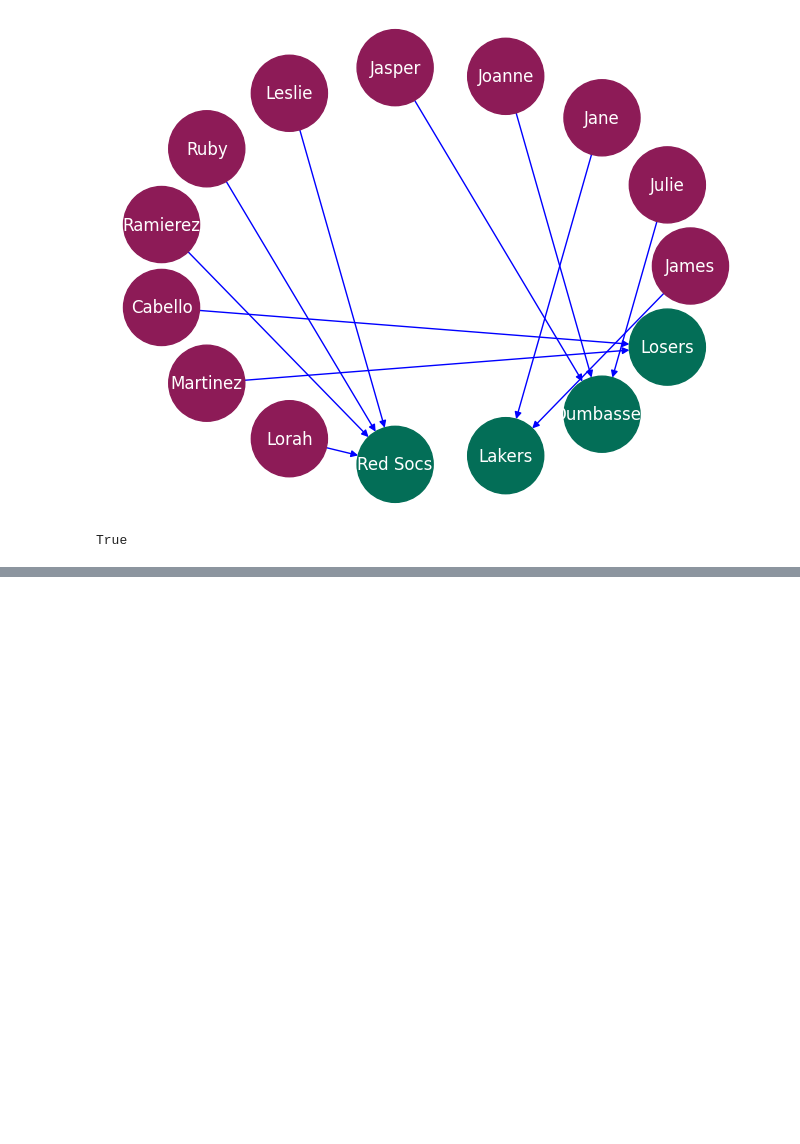
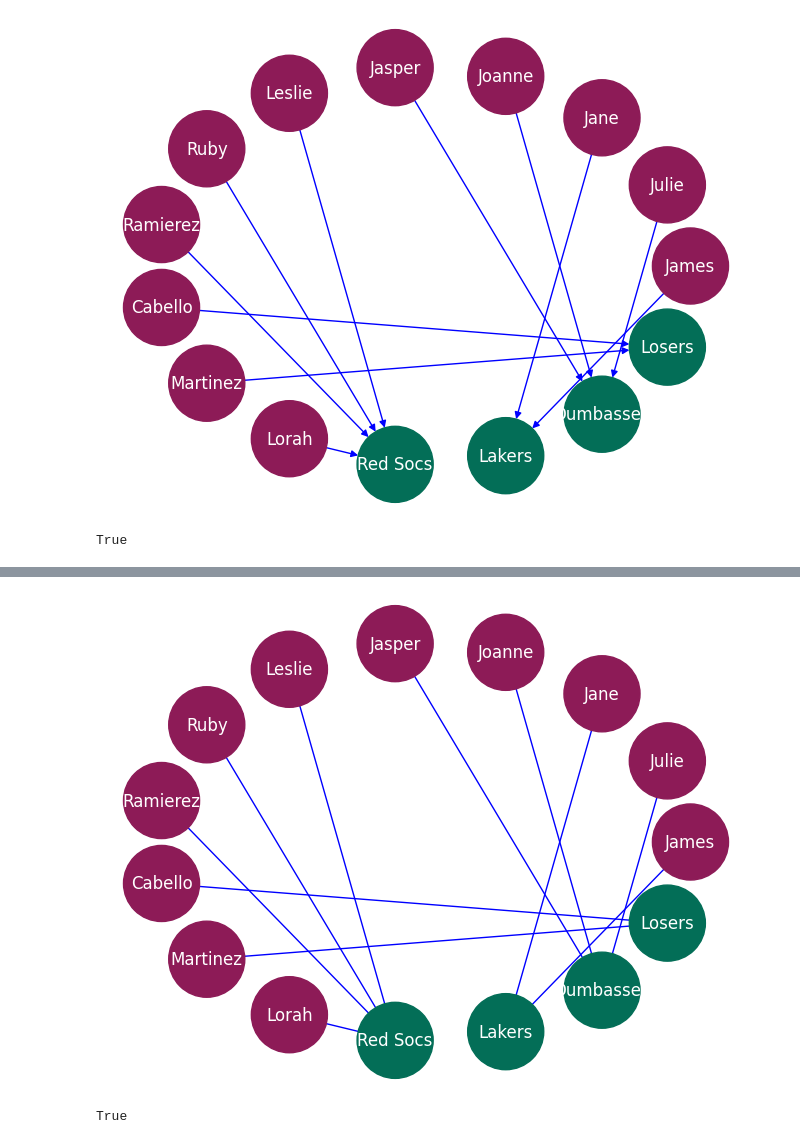
Before and after one commit to anoban/Applied-Social-Network-Analysis-in-Python, a Jupyter notebook: Anoban/Bipartite Graphs.ipynb, the cells around one changed output, grey strips where cells are left out. Saved outputs shown, nothing was run; the diff lists cells and outputs as text; code cells hidden in the pictures; blank space fills up the shorter version.

```diff
--- a/Anoban/Bipartite Graphs.ipynb
+++ b/Anoban/Bipartite Graphs.ipynb
@@ -109,0 +124,26 @@ True
+# %%
+_bpgraph = nx.Graph()
+
+fans = ["James", "Julie", "Jane", "Joanne", "Jasper", "Leslie", "Ruby", "Ramierez", "Cabello", "Martinez", "Lorah"]
+teams = ["Red Socs", "Lakers", "Dumbasses", "Losers"]
+
+_bpgraph.add_nodes_from(fans, bipartite = "fans")
+_bpgraph.add_nodes_from(teams, bipartite = "teams")
+
+_bpgraph.add_edges_from([("James", "Lakers"), ("Julie", "Dumbasses"), ("Jane", "Lakers"),
+                        ("Joanne", "Dumbasses"), ("Jasper", "Dumbasses"), ("Leslie", "Red Socs"), ("Ruby", "Red Socs"),
+                        ("Ramierez", "Red Socs"), ("Cabello", "Losers"), ("Martinez", "Losers"), ("Lorah", "Red Socs")])
+
+partition_dict = nx.get_node_attributes(_bpgraph, "bipartite")
+cdict = {"fans": "#8D1B57", "teams": "#036E57"}
+
+clist = [cdict.get(partition_dict.get(node)) for node in _bpgraph.nodes()]
+_positions = nx.circular_layout(_bpgraph)
+# %%
+nx.draw(_bpgraph, node_color = clist, edge_color = "blue", font_color = "white", node_size = 3000, with_labels = True, pos = _positions)
+# %% [output]
+[figure, added]
+# %%
+bipartite.is_bipartite(_bpgraph)
+# %% [output]
+True
```
Also changed, not shown: parts of 11 cells of this notebook, 17 other files.
